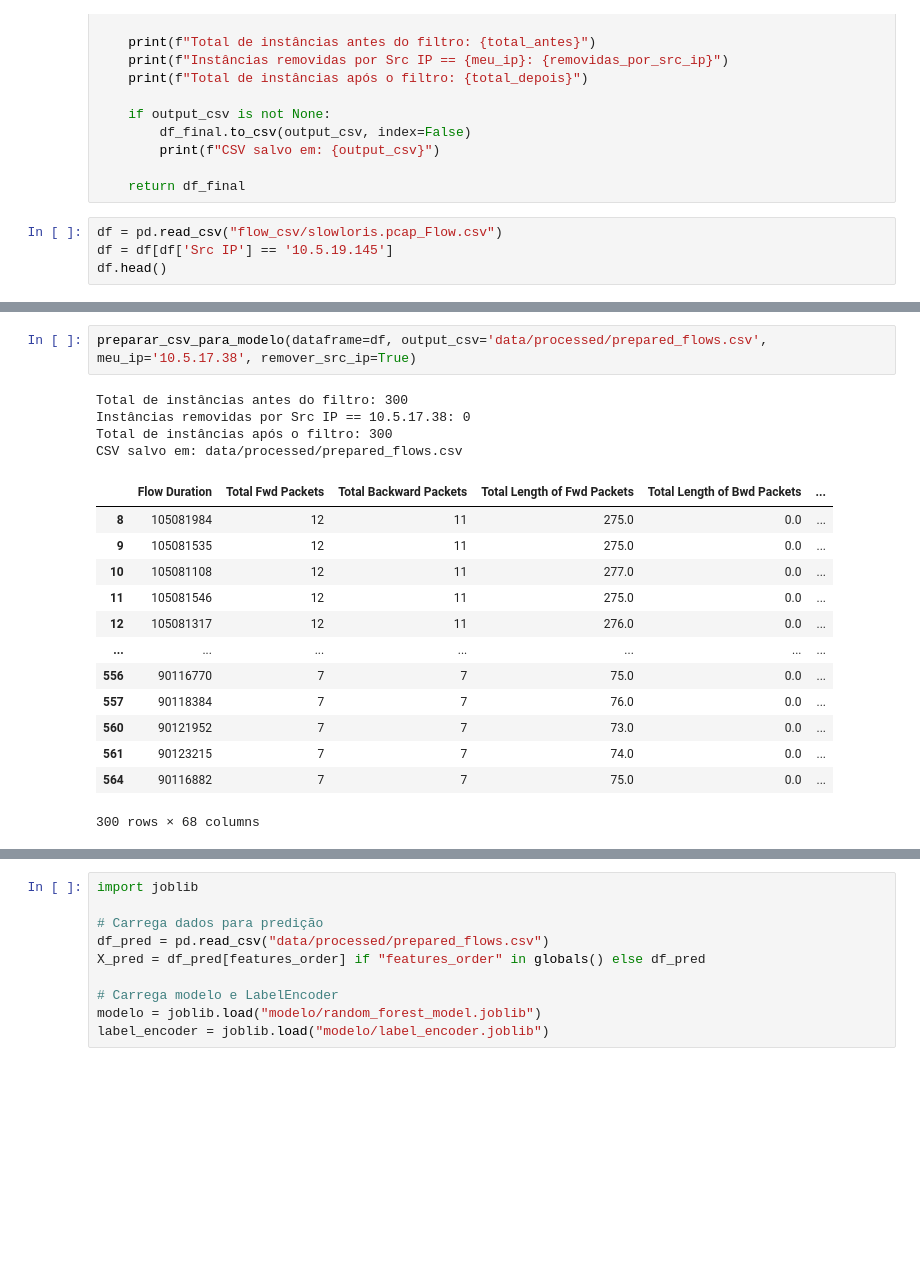
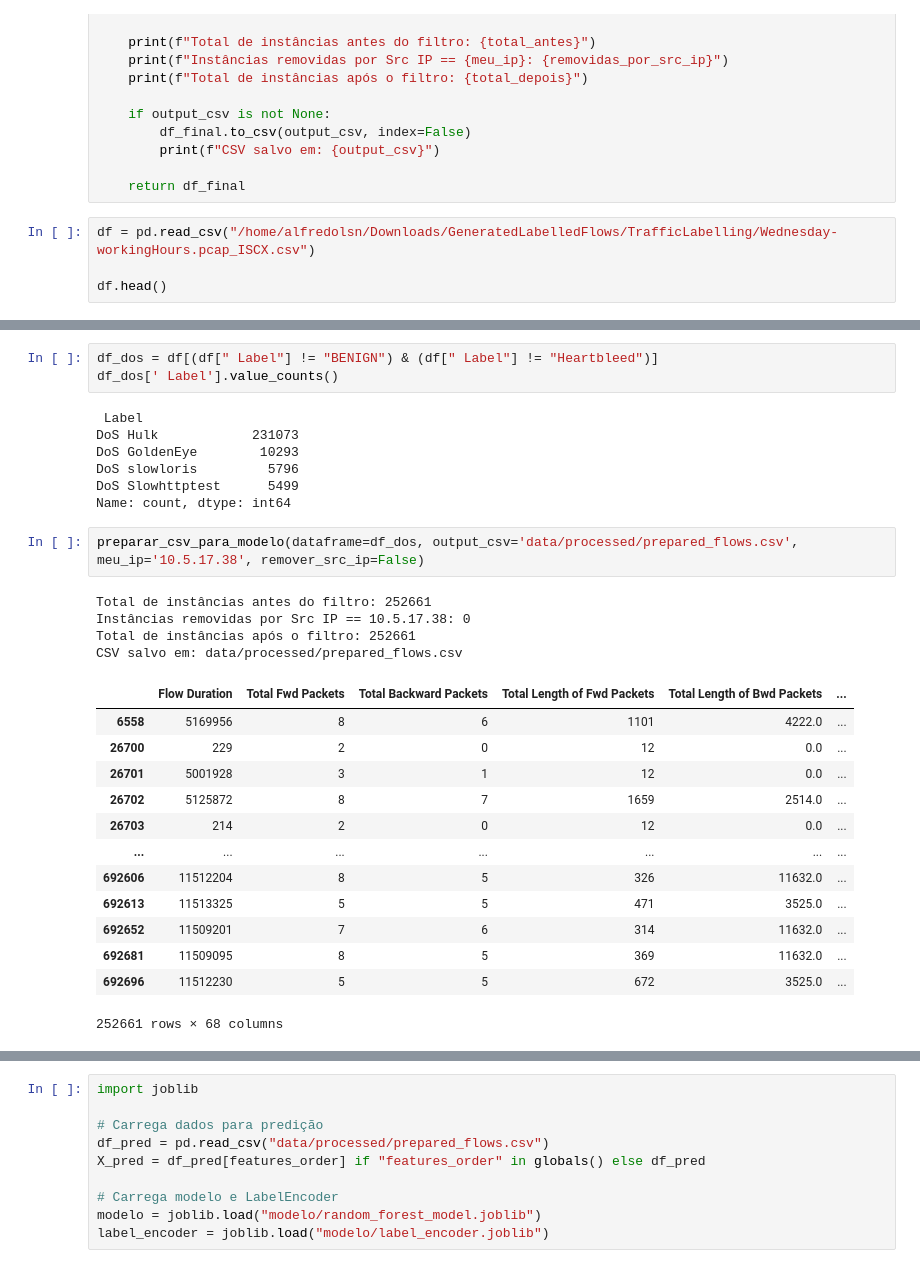
Before and after one commit to AlfredoLSN/Suricata_ML, a Jupyter notebook: test_class.ipynb, the cells around one changed output, grey strips where cells are left out. Cells and saved outputs as stored; diff of their text form; blank space fills up the shorter version.

```diff
--- a/test_class.ipynb
+++ b/test_class.ipynb
@@ -128,7 +128,7 @@ def preparar_csv_para_modelo(input_csv = None, dataframe=None, output_csv=None,
 
     return df_final
 # %%
-df = pd.read_csv("flow_csv/slowloris.pcap_Flow.csv")
-df = df[df['Src IP'] == '10.5.19.145']
+df = pd.read_csv("/home/alfredolsn/Downloads/GeneratedLabelledFlows/TrafficLabelling/Wednesday-workingHours.pcap_ISCX.csv")
+
 df.head()
 # %% [output]
@@ -142,23 +142,33 @@ df.head()
+# %%
+df_dos = df[(df[" Label"] != "BENIGN") & (df[" Label"] != "Heartbleed")]
+df_dos[' Label'].value_counts()
+# %% [output]
+ Label
+DoS Hulk            231073
+DoS GoldenEye        10293
+DoS slowloris         5796
+DoS Slowhttptest      5499
+Name: count, dtype: int64
 # %%
-preparar_csv_para_modelo(dataframe=df, output_csv='data/processed/prepared_flows.csv', meu_ip='10.5.17.38', remover_src_ip=True)
+preparar_csv_para_modelo(dataframe=df_dos, output_csv='data/processed/prepared_flows.csv', meu_ip='10.5.17.38', remover_src_ip=False)
 # %% [output]
-Total de instâncias antes do filtro: 300
+Total de instâncias antes do filtro: 252661
 Instâncias removidas por Src IP == 10.5.17.38: 0
-Total de instâncias após o filtro: 300
+Total de instâncias após o filtro: 252661
 CSV salvo em: data/processed/prepared_flows.csv
 |  | Flow Duration | Total Fwd Packets | Total Backward Packets | Total Length of Fwd Packets | Total Length of Bwd Packets | ... |
-| 8 | 105081984 | 12 | 11 | 275.0 | 0.0 | ... |
-| 9 | 105081535 | 12 | 11 | 275.0 | 0.0 | ... |
-| 10 | 105081108 | 12 | 11 | 277.0 | 0.0 | ... |
-| 11 | 105081546 | 12 | 11 | 275.0 | 0.0 | ... |
-| 12 | 105081317 | 12 | 11 | 276.0 | 0.0 | ... |
+| 6558 | 5169956 | 8 | 6 | 1101 | 4222.0 | ... |
+| 26700 | 229 | 2 | 0 | 12 | 0.0 | ... |
+| 26701 | 5001928 | 3 | 1 | 12 | 0.0 | ... |
+| 26702 | 5125872 | 8 | 7 | 1659 | 2514.0 | ... |
+| 26703 | 214 | 2 | 0 | 12 | 0.0 | ... |
 | ... | ... | ... | ... | ... | ... | ... |
-| 556 | 90116770 | 7 | 7 | 75.0 | 0.0 | ... |
-| 557 | 90118384 | 7 | 7 | 76.0 | 0.0 | ... |
-| 560 | 90121952 | 7 | 7 | 73.0 | 0.0 | ... |
-| 561 | 90123215 | 7 | 7 | 74.0 | 0.0 | ... |
-| 564 | 90116882 | 7 | 7 | 75.0 | 0.0 | ... |
+| 692606 | 11512204 | 8 | 5 | 326 | 11632.0 | ... |
+| 692613 | 11513325 | 5 | 5 | 471 | 3525.0 | ... |
+| 692652 | 11509201 | 7 | 6 | 314 | 11632.0 | ... |
+| 692681 | 11509095 | 8 | 5 | 369 | 11632.0 | ... |
+| 692696 | 11512230 | 5 | 5 | 672 | 3525.0 | ... |
-300 rows × 68 columns
+252661 rows × 68 columns
 # %%
 df_processed = pd.read_csv("data/processed/prepared_flows.csv")
 df_processed.head()
```
Also changed, not shown: parts of 6 cells of this notebook, 6 other files.
